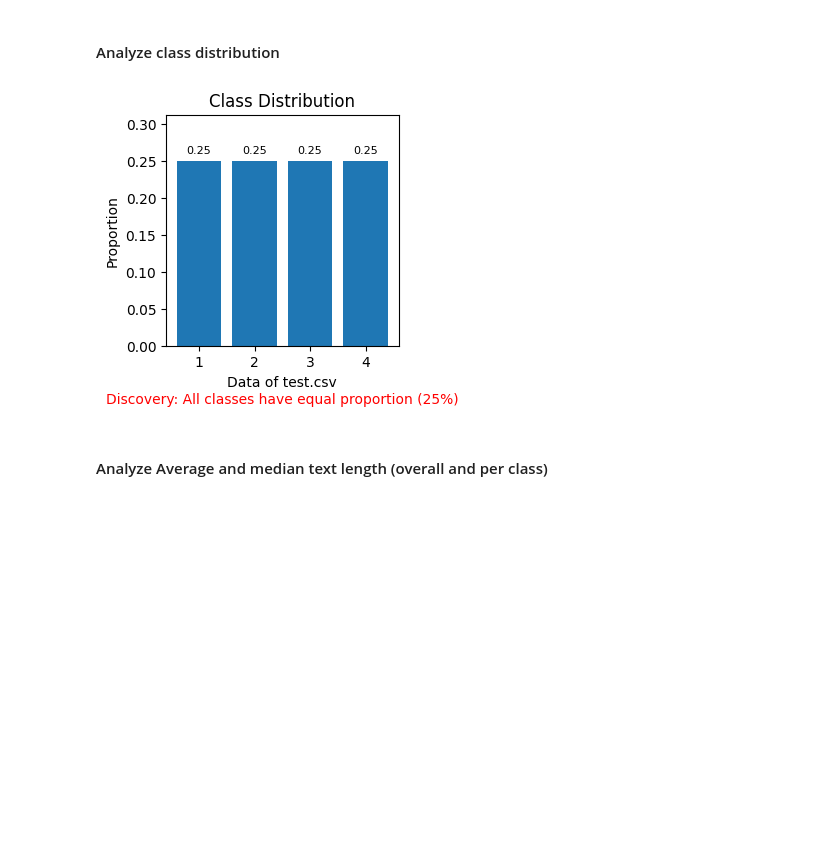
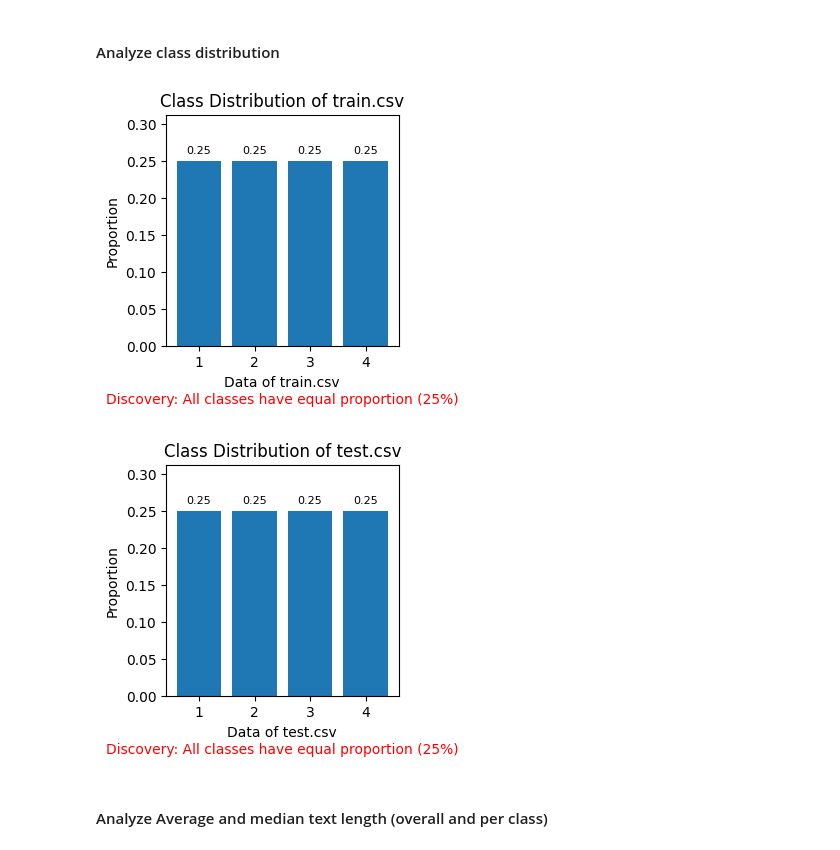
Before and after one commit to qingyun-tuberlin/Natural_Language_Processing, a Jupyter notebook: project1.ipynb, the cells around one changed output. Drawn from its saved outputs; the diff is of its cells as text; code cells hidden in the pictures; blank space fills up the shorter version.

```diff
--- a/project1.ipynb
+++ b/project1.ipynb
@@ -113,15 +113,20 @@ def visulize_relevant_class_distribution(X, file_name):
     )
     plt.xlabel(f"Data of {file_name}")
     plt.ylabel("Proportion")
-    plt.title("Class Distribution")
+    plt.title(f"Class Distribution of {file_name}")
 
     plt.show()
 # %%
-path = "test.csv"
-relevant, _ = analyze_class_distribution(path)
-visulize_relevant_class_distribution(relevant,path)
+def run_t1_analyze_class_distribution():
+    paths = ["train.csv","test.csv"]
+    for p in paths:
+        relevant, _ = analyze_class_distribution(p)
+        visulize_relevant_class_distribution(relevant, p)
-# %% [output]
-[figure, removed]
+# %%
+run_t1_analyze_class_distribution()
+# %% [output]
+[figure, added]
+[figure, added]
 # %% [markdown]
 #### Analyze Average and median text length (overall and per class)
 # %% [markdown]
```
